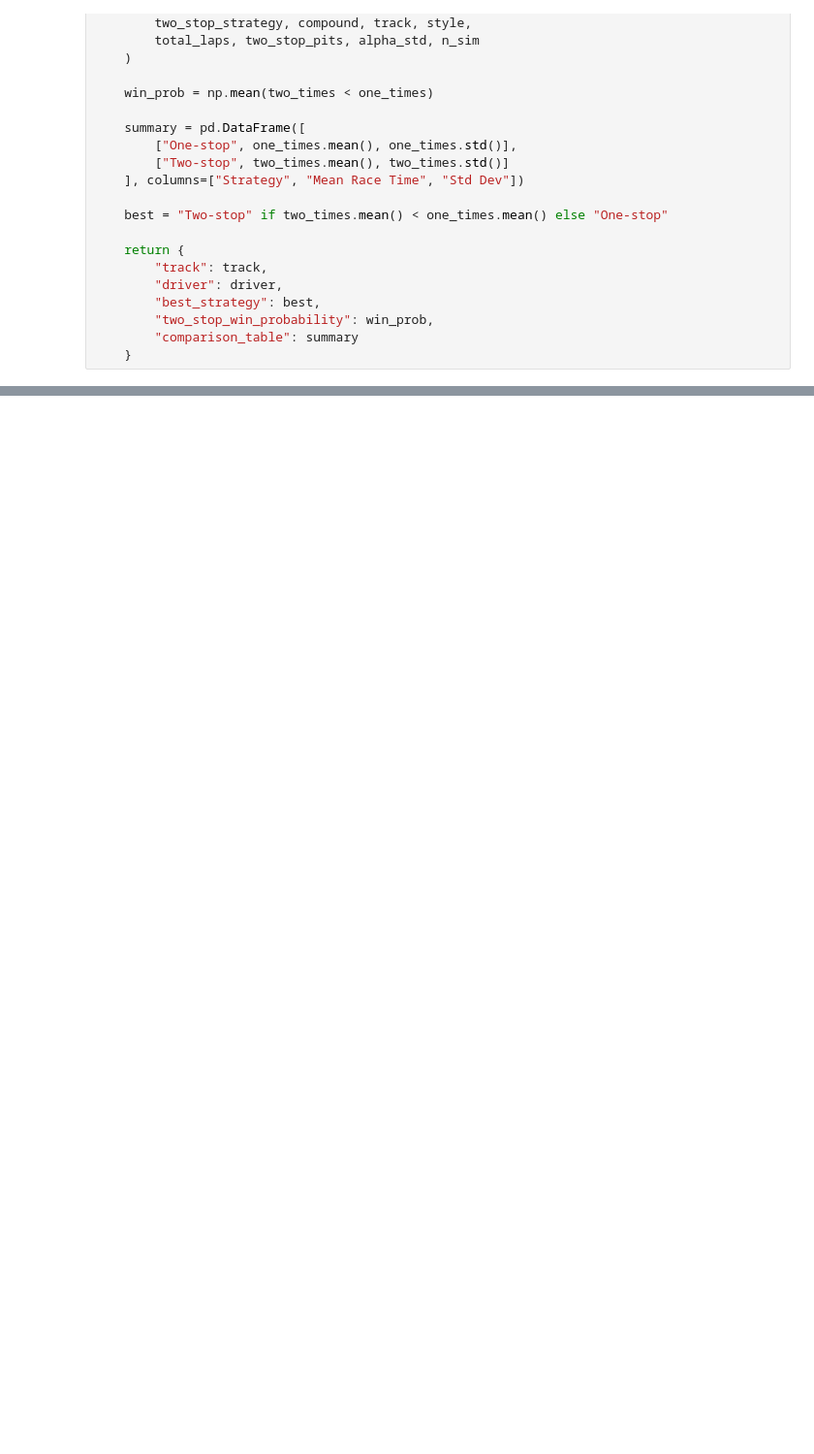
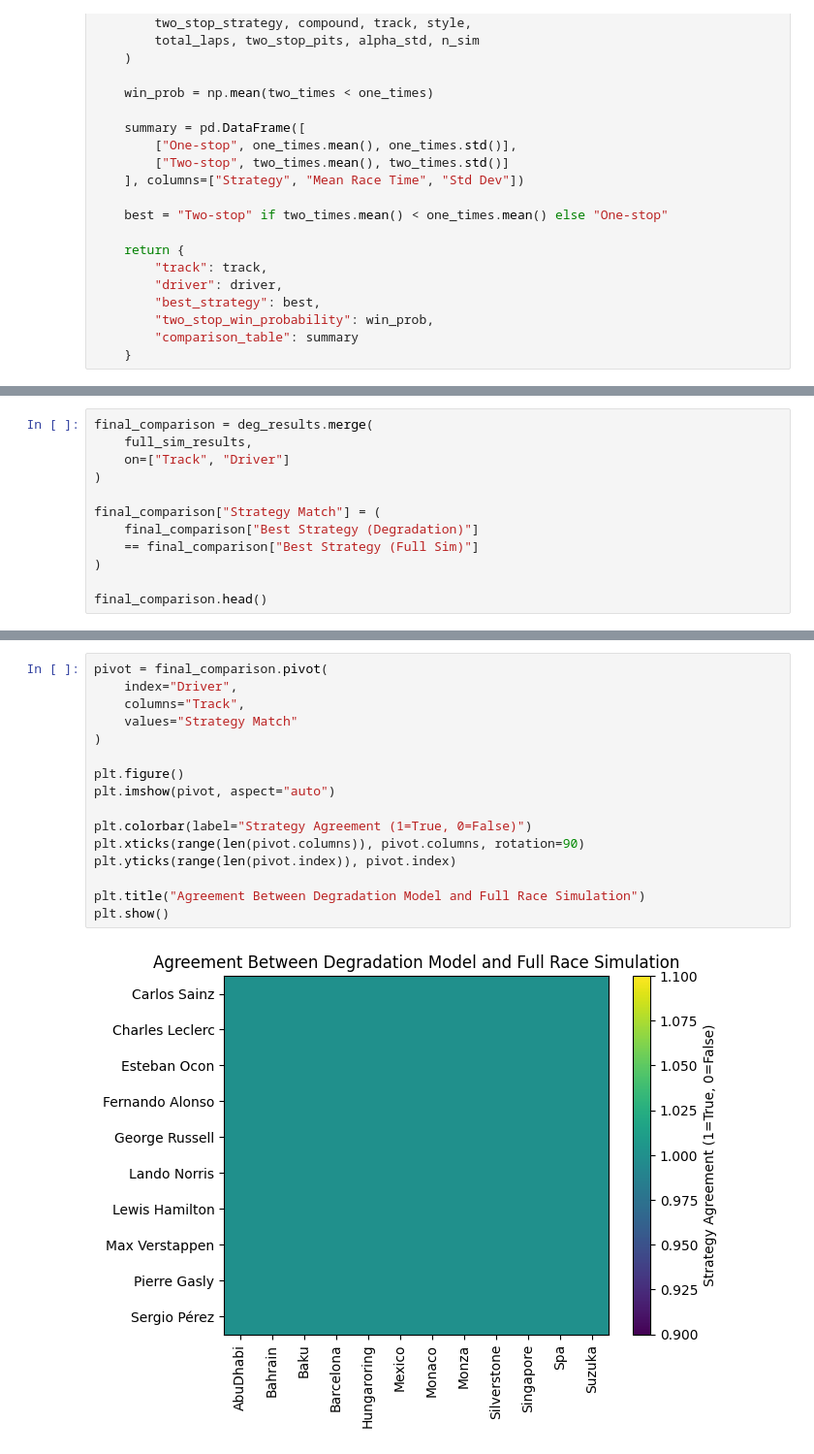
Before and after one commit to Sneha73685/f1-tyre-strategy-colab, a Jupyter notebook: tyre-degradation-simulation.ipynb, the cells around one changed output, grey strips where cells are left out. Shown at 97% size. Cells and saved outputs as stored; diff of their text form; blank space fills up the shorter version.

```diff
--- a/tyre-degradation-simulation.ipynb
+++ b/tyre-degradation-simulation.ipynb
@@ -1275,0 +1586,12 @@ full_example
+# %%
+final_comparison = deg_results.merge(
+    full_sim_results,
+    on=["Track", "Driver"]
+)
+
+final_comparison["Strategy Match"] = (
+    final_comparison["Best Strategy (Degradation)"]
+    == final_comparison["Best Strategy (Full Sim)"]
+)
+
+final_comparison.head()
@@ -1275,0 +1630,18 @@ full_example
+# %%
+pivot = final_comparison.pivot(
+    index="Driver",
+    columns="Track",
+    values="Strategy Match"
+)
+
+plt.figure()
+plt.imshow(pivot, aspect="auto")
+
+plt.colorbar(label="Strategy Agreement (1=True, 0=False)")
+plt.xticks(range(len(pivot.columns)), pivot.columns, rotation=90)
+plt.yticks(range(len(pivot.index)), pivot.index)
+
+plt.title("Agreement Between Degradation Model and Full Race Simulation")
+plt.show()
+# %% [output]
+[figure, added]
```
Also changed, not shown: parts of 47 cells of this notebook, 5 other files.
